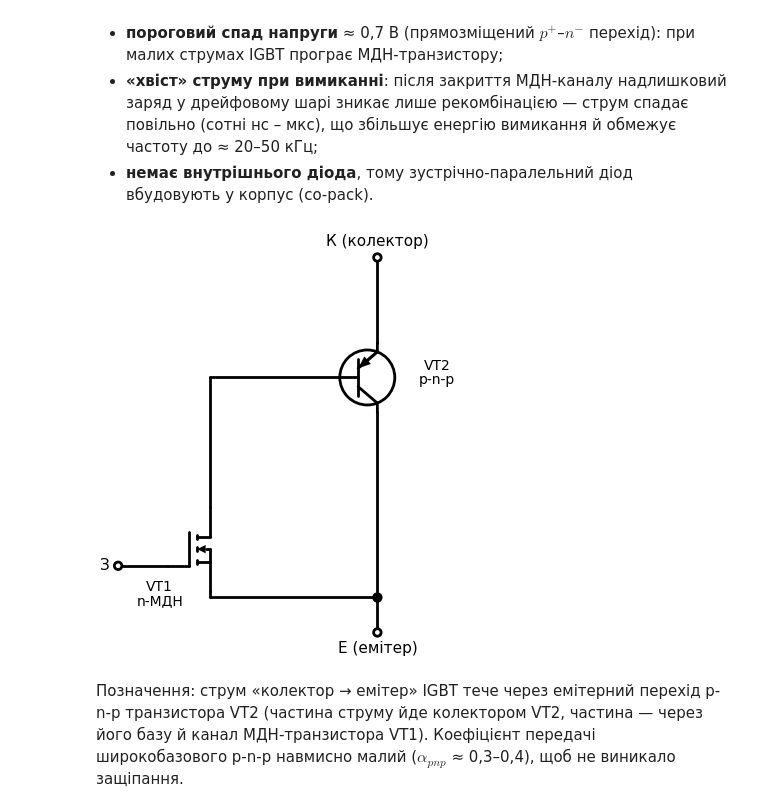
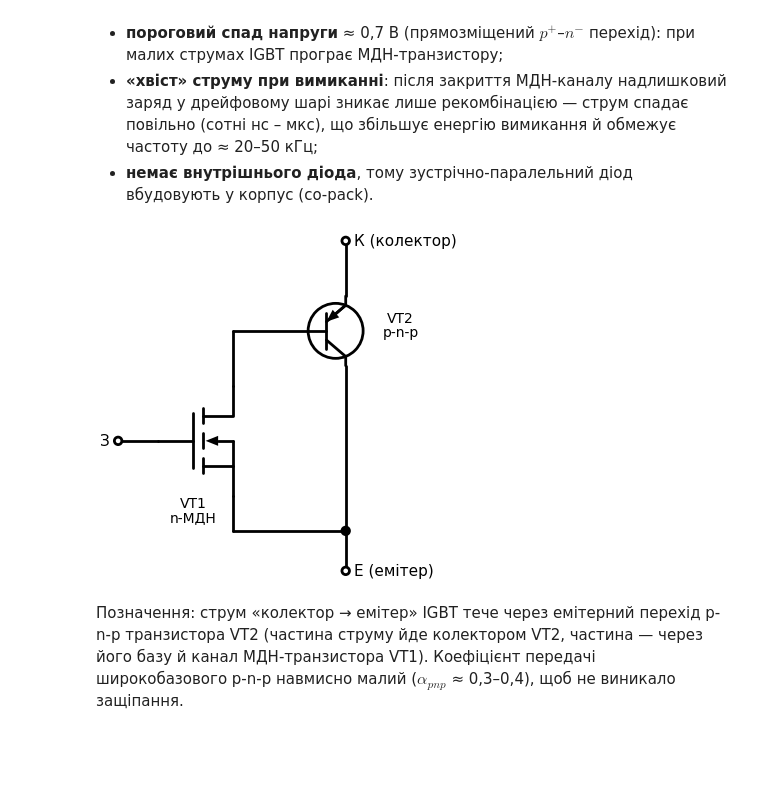
Before and after one commit to vim4all/Lectures_Electronic_devices, a Jupyter notebook: Лекція_10_Динаміка_ПТ_потужні_МДН_та_IGBT.ipynb, the cells around one changed output. Drawn from its saved outputs; the diff is of its cells as text; code cells hidden in the pictures; blank space fills up the shorter version.

```diff
--- a/Лекція_10_Динаміка_ПТ_потужні_МДН_та_IGBT.ipynb
+++ b/Лекція_10_Динаміка_ПТ_потужні_МДН_та_IGBT.ipynb
@@ -358,21 +406,22 @@ plt.tight_layout(); plt.show()
 # %%
 # Еквівалентна схема IGBT: МДН + p-n-p (+ паразитний n-p-n → тиристор)
 if SCHEMDRAW_AVAILABLE:
     with schemdraw.Drawing(fontsize=11, unit=2) as d:
-        qp = d.add(elm.BjtPnp(circle=True).at((2.6, 3.8)).theta(0))            # у p-n-p схемдро емітер угорі
-        d.add(elm.Line().endpoints(qp.emitter, (qp.emitter[0], 6.2)))
-        d.add(elm.Dot(open=True).at((qp.emitter[0], 6.2)).label('К (колектор)', loc='top'))
-        d.add(elm.Label().at((qp.center[0] + 1.3, qp.center[1])).label('VT2\np-n-p', fontsize=10))
-        m = d.add(elm.NMos().at((0.0, 1.2)).theta(0))
-        d.add(elm.Line().endpoints(qp.base, (m.drain[0], qp.base[1]))); d.add(elm.Line().endpoints((m.drain[0], qp.base[1]), m.drain))
-        d.add(elm.Line().endpoints(m.gate, (m.gate[0] - 1.0, m.gate[1]))); d.add(elm.Dot(open=True).at((m.gate[0] - 1.0, m.gate[1])).label('З', loc='left'))
-        d.add(elm.Line().endpoints(m.source, (m.source[0], -0.6)))
-        d.add(elm.Line().endpoints(qp.collector, (qp.collector[0], -0.6)))
-        d.add(elm.Line().endpoints((m.source[0], -0.6), (qp.collector[0], -0.6))); d.add(elm.Dot().at((qp.collector[0], -0.6)))
-        d.add(elm.Line().endpoints((qp.collector[0], -0.6), (qp.collector[0], -1.3))); d.add(elm.Dot(open=True).at((qp.collector[0], -1.3)).label('Е (емітер)', loc='bottom'))
-        d.add(elm.Label().at((m.center[0] - 1.1, m.center[1] - 0.8)).label('VT1\nn-МДН', fontsize=10))
+        qp = d.add(elm.BjtPnp(circle=True).at((3.0, 3.6)).theta(0))           # p-n-p: емітер угорі, база ліворуч
+        d.add(elm.Line().endpoints(qp.emitter, (qp.emitter[0], 5.4)))
+        d.add(elm.Dot(open=True).at((qp.emitter[0], 5.4)).label('К (колектор)', loc='right'))
+        d.add(elm.Label().at((qp.center[0] + 1.2, qp.center[1])).label('VT2\np-n-p', fontsize=10))
+        m = d.add(Mosfet().at((0.0, 1.4)).theta(0))                             # n-МДН: стік угорі, витік унизу
+        d.add(elm.Line().endpoints(m.drain, (m.drain[0], qp.base[1]))); d.add(elm.Line().endpoints((m.drain[0], qp.base[1]), qp.base))
+        d.add(elm.Line().endpoints(m.gate, (m.gate[0] - 0.8, m.gate[1]))); d.add(elm.Dot(open=True).at((m.gate[0] - 0.8, m.gate[1])).label('З', loc='left'))
+        yb = -0.4
+        d.add(elm.Line().endpoints(m.source, (m.source[0], yb)))
+        d.add(elm.Line().endpoints(qp.collector, (qp.collector[0], yb)))
+        d.add(elm.Line().endpoints((m.source[0], yb), (qp.collector[0], yb))); d.add(elm.Dot().at((qp.collector[0], yb)))
+        d.add(elm.Line().endpoints((qp.collector[0], yb), (qp.collector[0], yb - 0.8))); d.add(elm.Dot(open=True).at((qp.collector[0], yb - 0.8)).label('Е (емітер)', loc='right'))
+        d.add(elm.Label().at((m.center[0] - 0.3, m.center[1] - 1.3)).label('VT1\nn-МДН', fontsize=10))
 # %% [output]
-[figure, old version]
+[figure, new version]
 # %% [markdown]
 Позначення: струм «колектор → емітер» IGBT тече через емітерний перехід p-n-p транзистора VT2 (частина струму йде колектором VT2, частина — через його базу й канал МДН-транзистора VT1). Коефіцієнт передачі широкобазового p-n-p навмисно малий ($\alpha_{pnp}$ ≈ 0,3–0,4), щоб не виникало защіпання.
 # %% [markdown]
```
Also changed, not shown: parts of 4 cells of this notebook, 32 other files.
